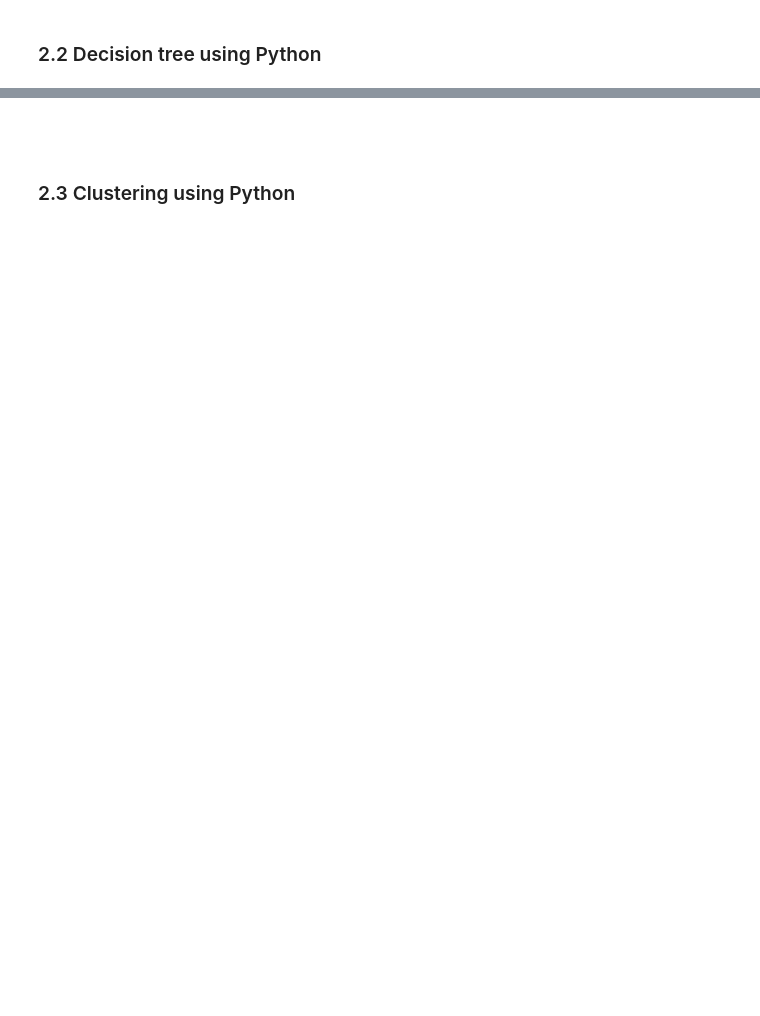
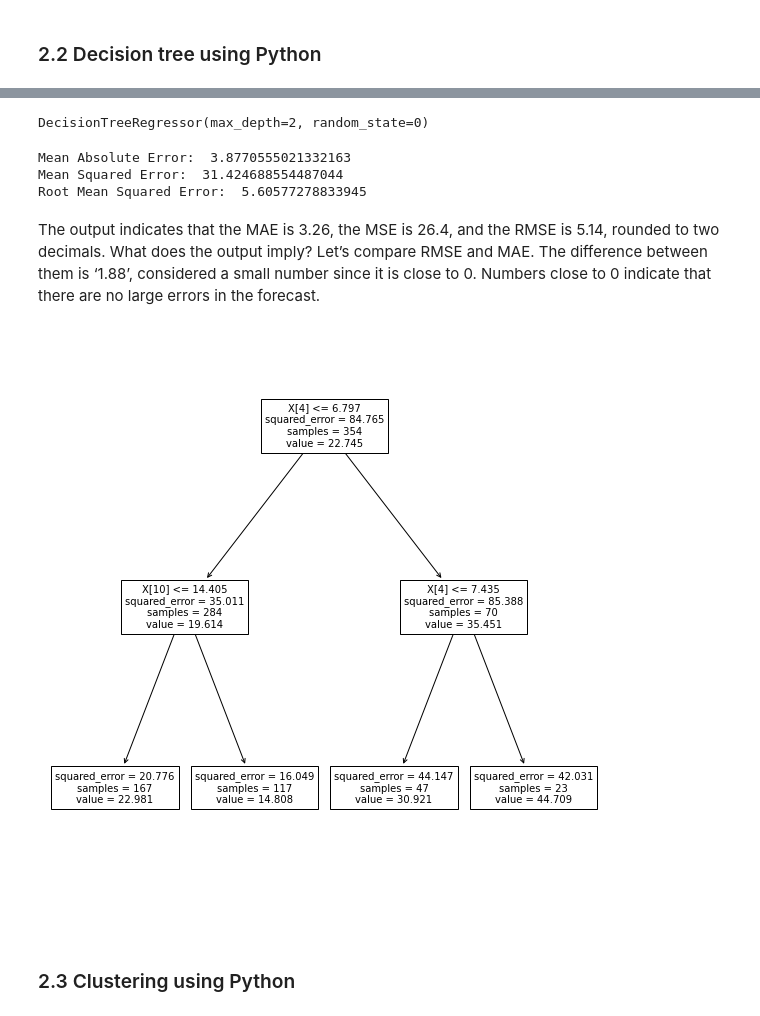
Before and after one commit to JavierConde1976/LSE_DA301_Week_2_Demonstrations, a Jupyter notebook: LSE_DA301_Week_2_Demonstrations.ipynb, the cells around one changed output, grey strips where cells are left out. Cells and saved outputs as stored; diff of their text form; code cells hidden in the pictures; blank space fills up the shorter version.

```diff
--- a/LSE_DA301_Week_2_Demonstrations.ipynb
+++ b/LSE_DA301_Week_2_Demonstrations.ipynb
@@ -753,3 +1089,65 @@ Confusion Matrix - Screenshot 2022-07-22 at 10.29.39.png
+# %%
+# Now we build and fit the model
+
+# Specify that the column Median_s
+# should be moved into a separate DataFrame.
+cols = df.columns[df.columns != 'Median_s']
+
+# Specify ‘X’ as the independent variables
+# and ‘y’ as the dependent variable:
+X = df[cols]
+y = df['Median_s']
+
+# Split the data training and testing 30/70:
+X_train, X_test, y_train, y_test = train_test_split(X, y,
+                                                    test_size=0.3,
+                                                    random_state=0)
+
+# Import the ‘DecisionTreeRegressor’ class from sklearn.
+from sklearn.tree import DecisionTreeRegressor
+
+# Create the ‘DecisionTreeRegressor’ class
+# (which has many parameters; input only #random_state=0):
+regressor = DecisionTreeRegressor(random_state=0, max_depth=2)
+
+# Fit the regressor object to the data set.
+regressor.fit(X_train,y_train)
+# %% [output]
+DecisionTreeRegressor(max_depth=2, random_state=0)
+# %%
+# Import the necessary packages:
+from sklearn import metrics
+import math
+
+# Predict the response for the data test.
+y_predict = regressor.predict(X_test)
+
+# Specify to print the MAE and MSE (to evaluate the accuracy of the new model):
+print("Mean Absolute Error: ", metrics.mean_absolute_error(y_test, y_predict))
+print("Mean Squared Error: ", metrics.mean_squared_error(y_test, y_predict))
+# [3b] Calculate the RMSE.
+print("Root Mean Squared Error: ",
+     math.sqrt(metrics.mean_squared_error(y_test, y_predict)))
+# %% [output]
+Mean Absolute Error:  3.8770555021332163
+Mean Squared Error:  31.424688554487044
+Root Mean Squared Error:  5.60577278833945
+# %% [markdown]
+The output indicates that the MAE is 3.26, the MSE is 26.4, and the RMSE is 5.14, rounded to two decimals. What does the output imply? Let’s compare RMSE and MAE. The difference between them is ‘1.88’, considered a small number since it is close to 0. Numbers close to 0 indicate that there are no large errors in the forecast.
+# %%
+# Import matplotlib to create a visualisation
+# and the tree package from sklearn:
+import matplotlib.pyplot as plt
+from sklearn import tree
+
+# Plot the decision tree to create the visualisation:
+fig, ax = plt.subplots(figsize=(10, 10))
+tree.plot_tree(regressor, fontsize=10)
+
+# Print the plot with plt.show().
+plt.show()
+# %% [output]
+[figure, added]
 # %% [markdown]
 #
 # %% [markdown]
```
Also changed, not shown: parts of 69 cells of this notebook.
